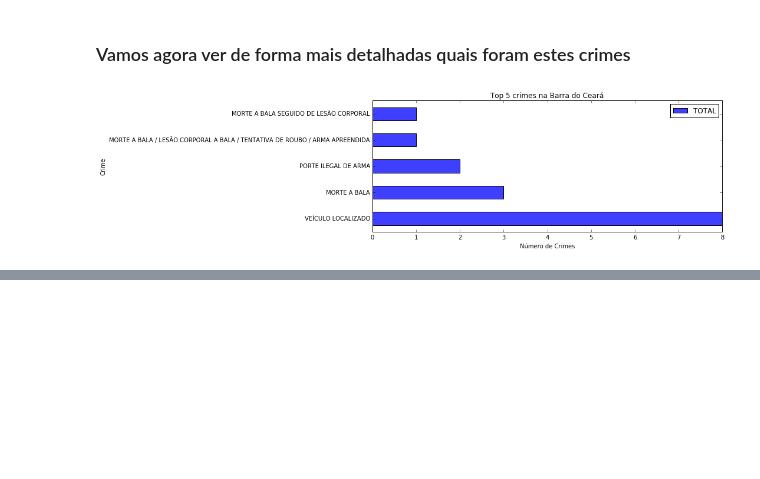
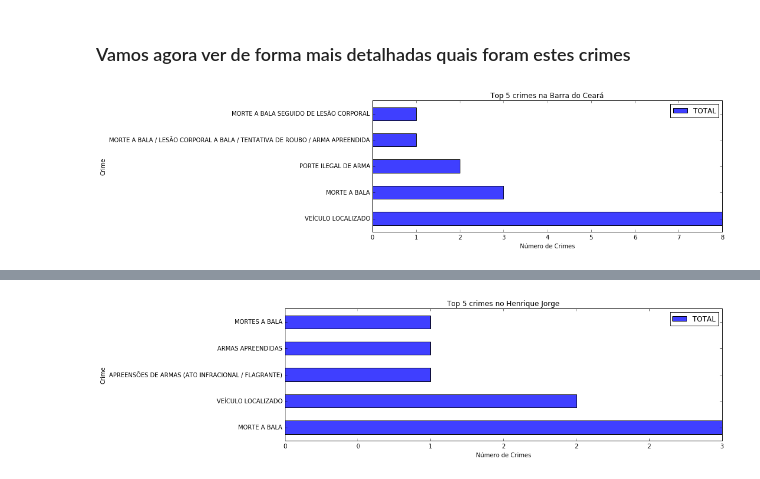
Before and after one commit to netodeolino/TCC, a Jupyter notebook: TCC 02/Resultados/Janeiro/Janeiro.ipynb, the cells around one changed output, grey strips where cells are left out. Saved outputs shown, nothing was run; the diff lists cells and outputs as text; code cells hidden in the pictures; blank space fills up the shorter version.

```diff
--- a/TCC 02/Resultados/Janeiro/Janeiro.ipynb
+++ b/TCC 02/Resultados/Janeiro/Janeiro.ipynb
@@ -233,0 +256,19 @@ plt.show()
+# %%
+henrique_jorge = df_janeiro[df_janeiro['BAIRRO'] == 'HENRIQUE JORGE']
+crime_types = henrique_jorge[['NATUREZA DA OCORRÊNCIA']]
+crime_type_total = crime_types.groupby('NATUREZA DA OCORRÊNCIA').size()
+crime_type_counts = henrique_jorge[['NATUREZA DA OCORRÊNCIA']].groupby('NATUREZA DA OCORRÊNCIA').sum()
+crime_type_counts['TOTAL'] = crime_type_total
+all_crime_types = crime_type_counts.sort_values(by='TOTAL', ascending=False)
+# %%
+all_crime_tipos_5 = all_crime_types.head(5)
+all_crime_tipos_5.plot(kind='barh', figsize=(15,4), color='#3f3fff')
+plt.title('Top 5 crimes no Henrique Jorge')
+plt.xlabel('Número de Crimes')
+plt.ylabel('Crime')
+plt.tight_layout()
+ax = plt.gca()
+ax.xaxis.set_major_formatter(ticker.StrMethodFormatter('{x:,.0f}'))
+plt.show()
+# %% [output]
+[figure, added]
```
Also changed, not shown: parts of 5 cells of this notebook, 5 other files.
